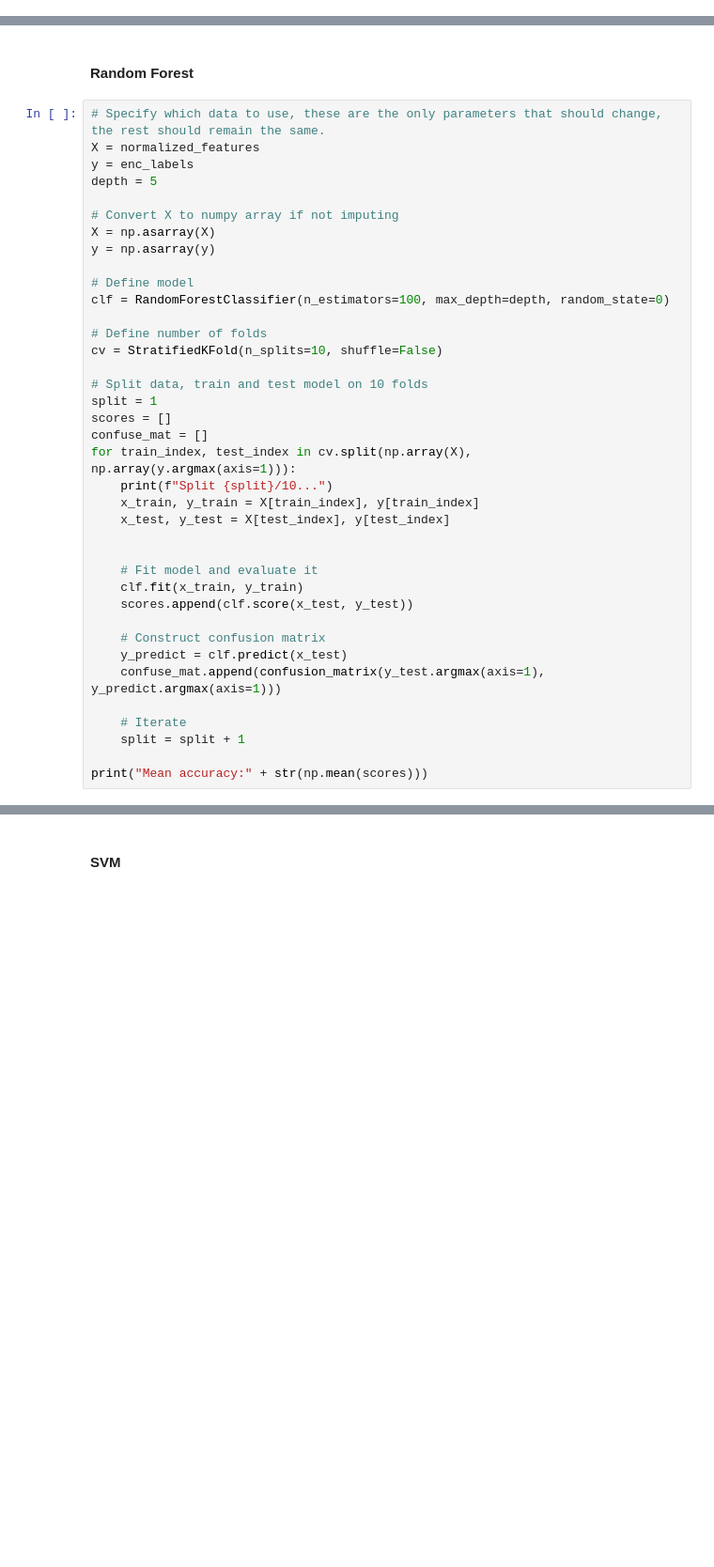
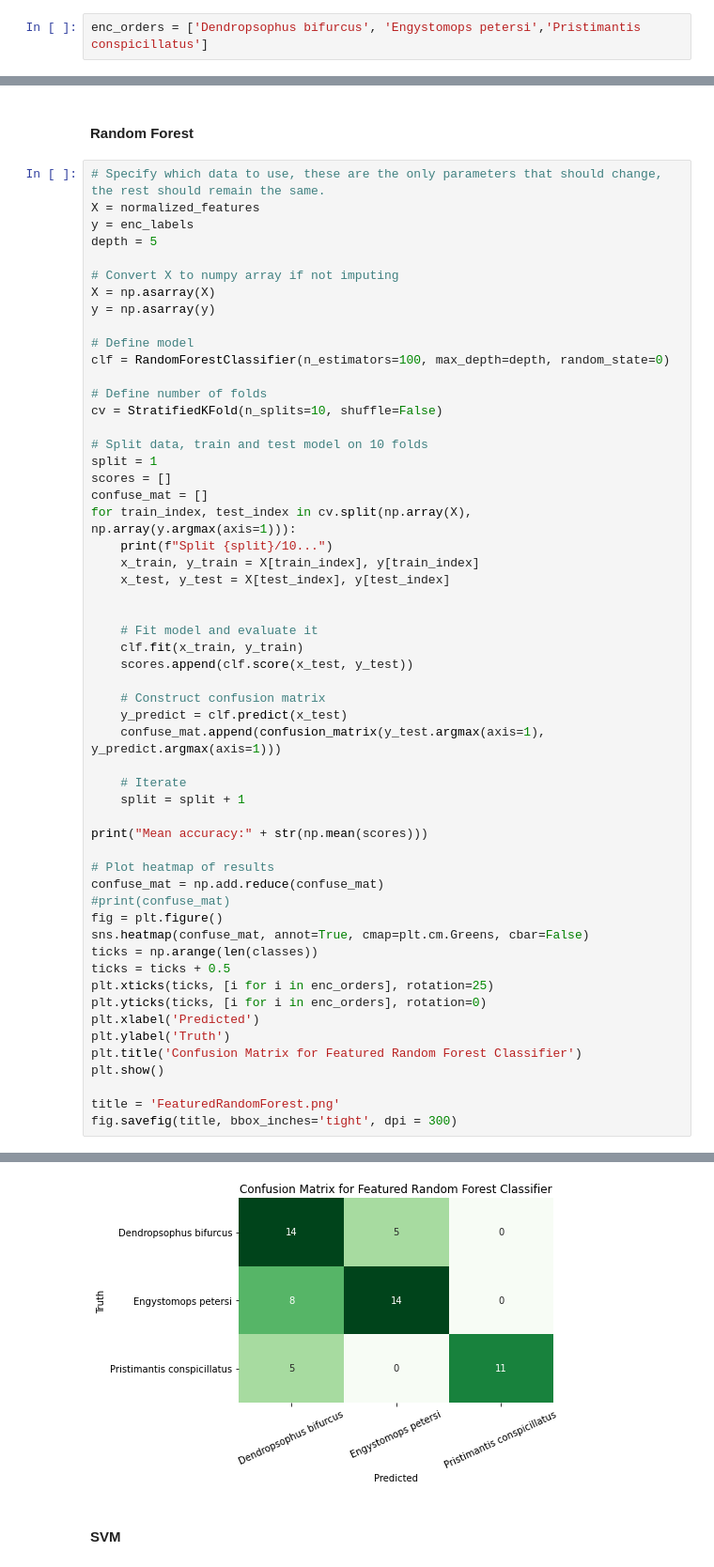
Before and after one commit to jrweinmeister/CS522_final, a Jupyter notebook: Final Project.ipynb, the cells around one changed output, grey strips where cells are left out. Shown at 94% size. Cells and saved outputs as stored; diff of their text form; blank space fills up the shorter version.

```diff
--- a/Final Project.ipynb
+++ b/Final Project.ipynb
@@ -187,3 +194,5 @@ Encoding is [0. 0. 1.], label is ['Pristimantis conspicillatus']
+# %%
+enc_orders = ['Dendropsophus bifurcus', 'Engystomops petersi','Pristimantis conspicillatus']
 # %% [markdown]
 ## Get Spectrograms
 # %%
@@ -545,6 +555,23 @@ for train_index, test_index in cv.split(np.array(X), np.array(y.argmax(axis=1)))
     split = split + 1
 
 print("Mean accuracy:" + str(np.mean(scores)))
+
+# Plot heatmap of results
+confuse_mat = np.add.reduce(confuse_mat)
+#print(confuse_mat)
+fig = plt.figure()
+sns.heatmap(confuse_mat, annot=True, cmap=plt.cm.Greens, cbar=False)
+ticks = np.arange(len(classes))
+ticks = ticks + 0.5
+plt.xticks(ticks, [i for i in enc_orders], rotation=25)
+plt.yticks(ticks, [i for i in enc_orders], rotation=0)
+plt.xlabel('Predicted')
+plt.ylabel('Truth')
+plt.title('Confusion Matrix for Featured Random Forest Classifier')
+plt.show()
+
+title = 'FeaturedRandomForest.png'
+fig.savefig(title, bbox_inches='tight', dpi = 300)
 # %% [output]
 Split 1/10...
 Split 2/10...
@@ -560,3 +587,4 @@ Mean accuracy:0.6727272727272727
+[figure, added]
 # %% [markdown]
 #### SVM
 # %%
```
Also changed, not shown: parts of 13 cells of this notebook, 4 other files.
